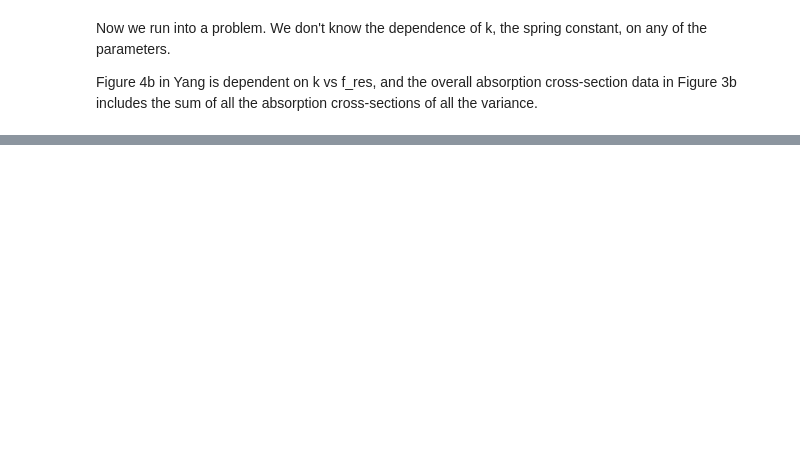
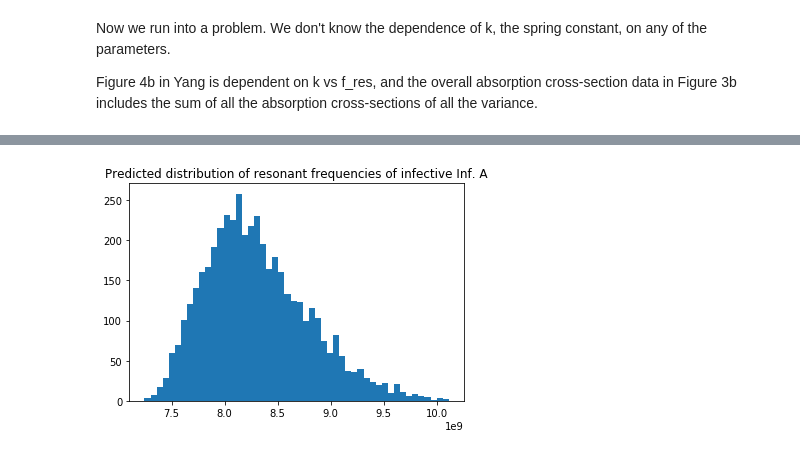
Before and after one commit to 0xDBFB7/covidinator, a Jupyter notebook: documents/biology.ipynb, the cells around one changed output, grey strips where cells are left out. Cells and saved outputs as stored; diff of their text form; code cells hidden in the pictures; blank space fills up the shorter version.

```diff
--- a/documents/biology.ipynb
+++ b/documents/biology.ipynb
@@ -3,6 +3,11 @@ from math import pi, sqrt
 from scipy.optimize import curve_fit
 import numpy as np
 import matplotlib.pyplot as plt
+from scipy.constants import elementary_charge
+from pytexit import py2tex
+
+MDa = 1.6605e-21 #kg
+nm = 1e-9
 # %%
 #[Lauffer 1944]: diameter 109 +/- 16.65 nm
 #[Ruigrok 1984]: diameter 115 +/- 12 nm
@@ -157,0 +182,14 @@ above_point_4
+# %%
+# convert everything to base SI
+
+diameter_samples *= 1e-9 # nm
+mass_samples *= MDa #MDa
+breaking_force_samples *= 1e-12 #pN
+charge_samples *= elementary_charge
+
+# afm pressure
+afm_tip_radius = 30e-9 #m
+afm_area = pi*(afm_tip_radius**2.0)
+
+breaking_stress_samples = breaking_force_samples / afm_area # now to Pa
+print(breaking_stress_samples)
@@ -192,7 +239,7 @@ The resonant frequency varies as $\sqrt{k/m^*}$.
 
 Assuming (as Yang et al do) that the core and shell have 90% and 10% of the mass,
 # %%
-mu = ((0.9*mass_samples) * (0.1*mass_samples))/(mass_samples)
+reduced_masses_mu = ((0.9*mass_samples) * (0.1*mass_samples))/(mass_samples)
 # %% [markdown]
 Now we run into a problem. We don't know the dependence of k, the spring constant, on any of the parameters.
 
@@ -214,0 +247,13 @@ ValueError: x and y must have same first dimension, but have shapes (11999,) and
+# %%
+mu_mean = 14.5 * MDa
+k_mean = ((2.0* pi * 8.2e9)**2.0) * mu_mean
+
+# Assuming k is invariant across the population, which is *wrong*
+
+resonant_frequencies = np.sqrt(k_mean/reduced_masses_mu)/(2.0*pi)
+# %%
+plt.hist(resonant_frequencies, 50)
+plt.title("Predicted distribution of resonant frequencies of infective Inf. A")
+plt.ticklabel_format(style='sci', axis='x', scilimits=(9,9))
+# %% [output]
+[figure, added]
```
Also changed, not shown: parts of 17 cells of this notebook, 13 other files.
